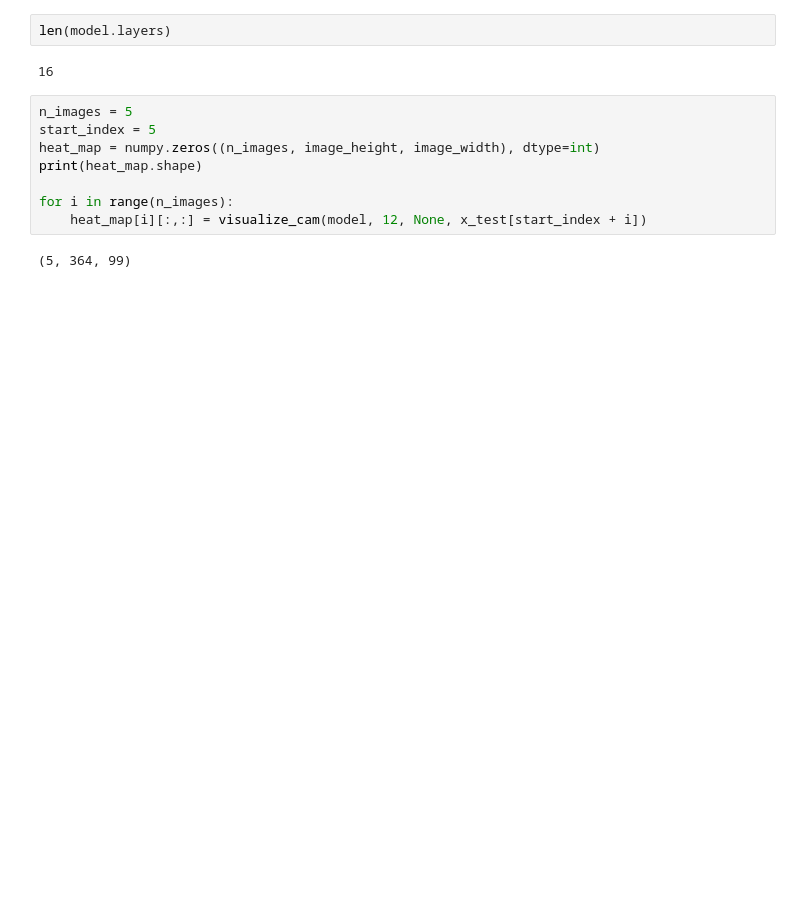
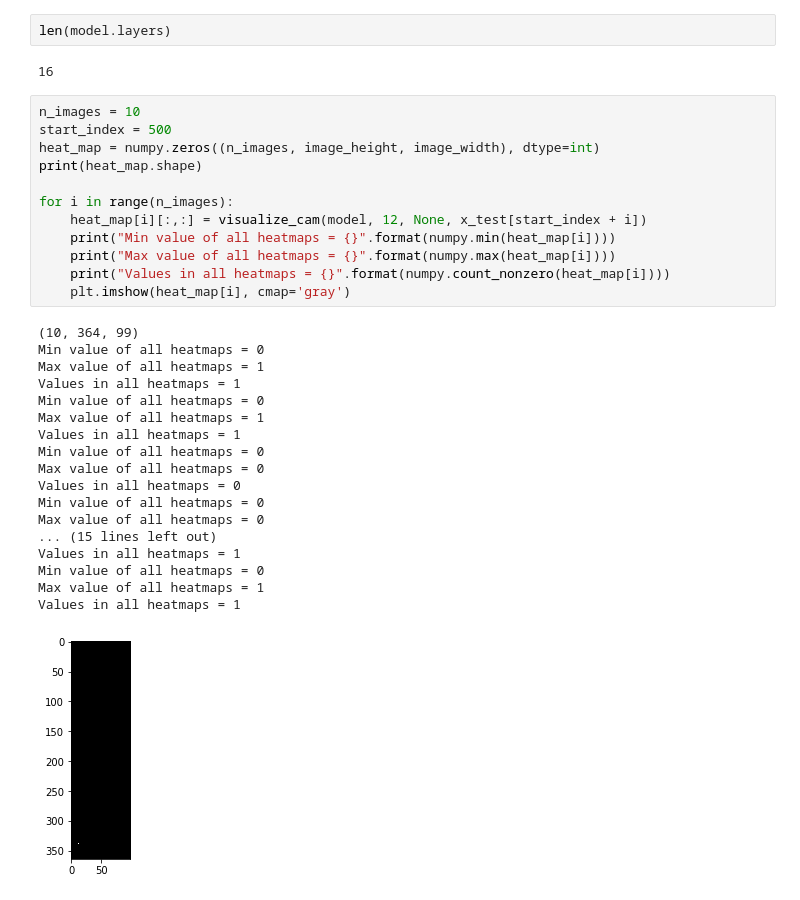
Before and after one commit to zacbaum/Winter-School-Group-2, a Jupyter notebook: Notebooks/ImageClassification-WithCAM.ipynb, the cells around one changed output. Saved outputs shown, nothing was run; the diff lists cells and outputs as text; blank space fills up the shorter version.

```diff
--- a/Notebooks/ImageClassification-WithCAM.ipynb
+++ b/Notebooks/ImageClassification-WithCAM.ipynb
@@ -209,15 +212,36 @@ len(model.layers)
 # %% [output]
 16
 # %%
-n_images = 5
-start_index = 5
+n_images = 10
+start_index = 500
 heat_map = numpy.zeros((n_images, image_height, image_width), dtype=int)
 print(heat_map.shape)
 
 for i in range(n_images):
     heat_map[i][:,:] = visualize_cam(model, 12, None, x_test[start_index + i])
+    print("Min value of all heatmaps = {}".format(numpy.min(heat_map[i])))
+    print("Max value of all heatmaps = {}".format(numpy.max(heat_map[i])))
+    print("Values in all heatmaps = {}".format(numpy.count_nonzero(heat_map[i])))
+    plt.imshow(heat_map[i], cmap='gray')
 # %% [output]
-(5, 364, 99)
+(10, 364, 99)
+Min value of all heatmaps = 0
+Max value of all heatmaps = 1
+Values in all heatmaps = 1
+Min value of all heatmaps = 0
+Max value of all heatmaps = 1
+Values in all heatmaps = 1
+Min value of all heatmaps = 0
+Max value of all heatmaps = 0
+Values in all heatmaps = 0
+Min value of all heatmaps = 0
+Max value of all heatmaps = 0
+... (15 lines left out)
+Values in all heatmaps = 1
+Min value of all heatmaps = 0
+Max value of all heatmaps = 1
+Values in all heatmaps = 1
+[figure, added]
 # %%
 cplots(heat_map[:n_images],
        figsize=(20,5),
```
Also changed, not shown: parts of 10 cells of this notebook.
